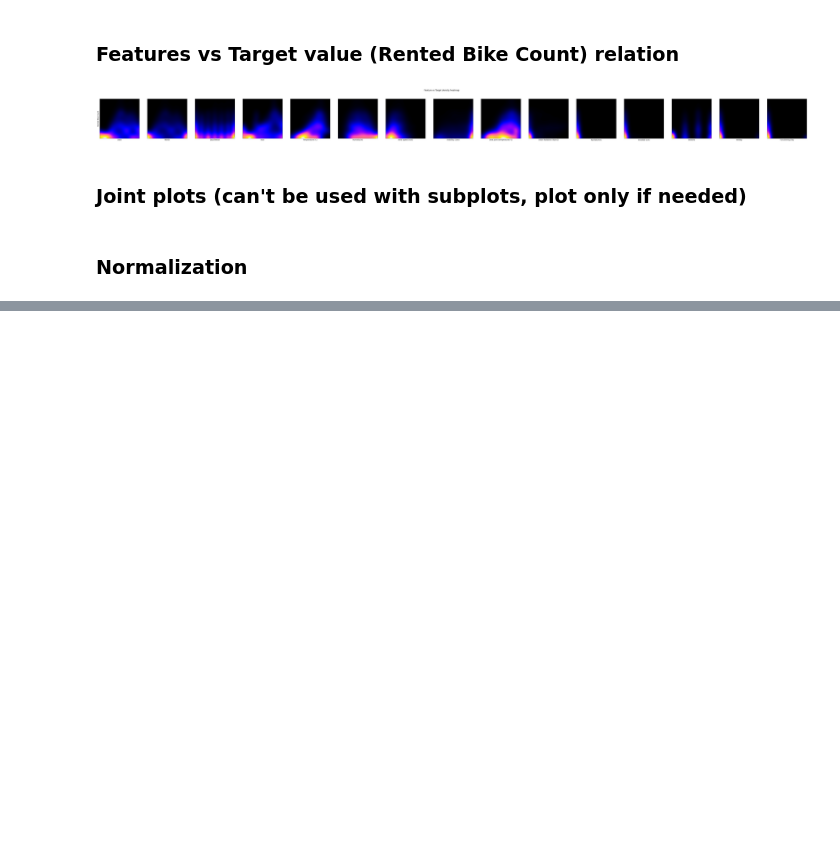
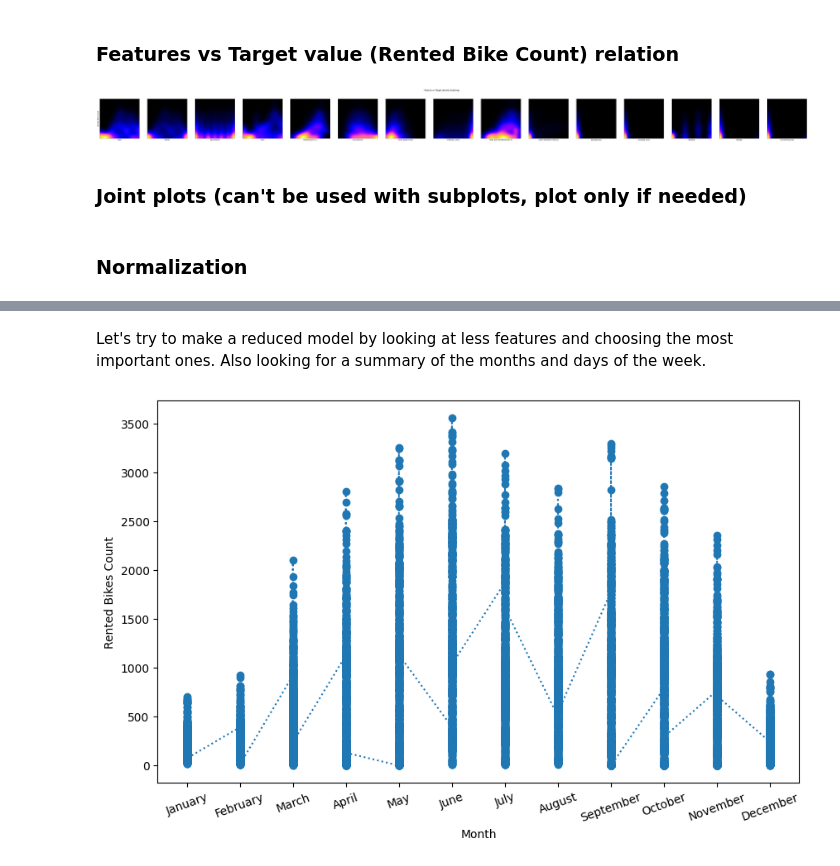
Before and after one commit to IvanGomez37/Final-Project-FoML, a Jupyter notebook: seoul_bike.ipynb, the cells around one changed output, grey strips where cells are left out. Cells and saved outputs as stored; diff of their text form; code cells hidden in the pictures; blank space fills up the shorter version.

```diff
--- a/seoul_bike.ipynb
+++ b/seoul_bike.ipynb
@@ -559,0 +474,18 @@ Mean Squared Error: 245991.19748858447
+# %% [markdown]
+Let's try to make a reduced model by looking at less features and choosing the most important ones. Also looking for a summary of the months and days of the week.
+# %%
+import calendar
+data = pd.concat([SeoulBikeData_target, SeoulBikeData_features['Month']], axis=1)
+# Sort the data by 'Month' for proper plotting
+data = data.sort_values('Month')
+month_names = data['Month'].unique()
+month_mapping = {month: i for i, month in enumerate(month_names)}
+data['Month'] = data['Month'].map(month_mapping)
+plt.figure(figsize=(10, 6))
+plt.plot(data['Month'], data['Rented Bike Count'], marker='o', linestyle=':')
+plt.xlabel('Month')
+plt.xticks(np.arange(12), calendar.month_name[1:13], rotation=20)
+plt.ylabel('Rented Bikes Count')
+plt.show()
+# %% [output]
+[figure, added]
```
Also changed, not shown: parts of 26 cells of this notebook, 1 other file.
